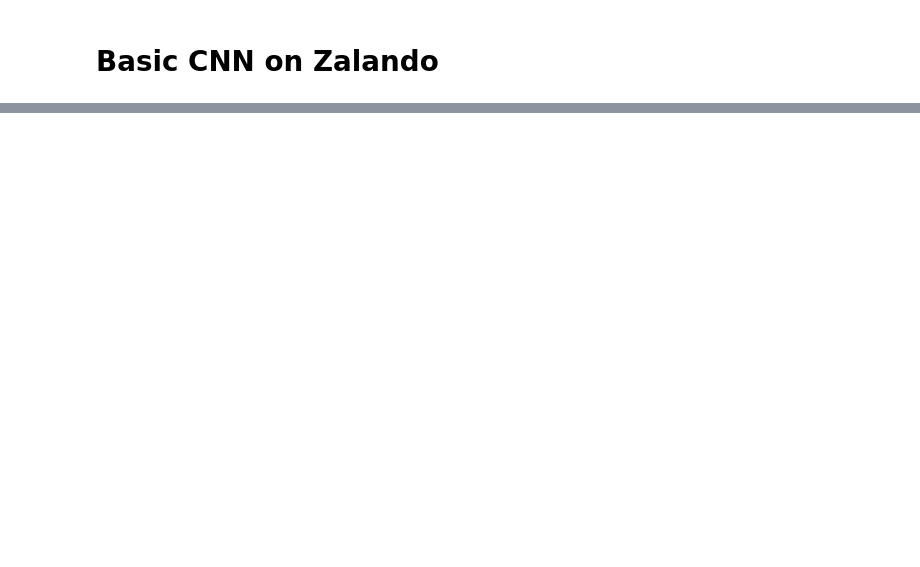
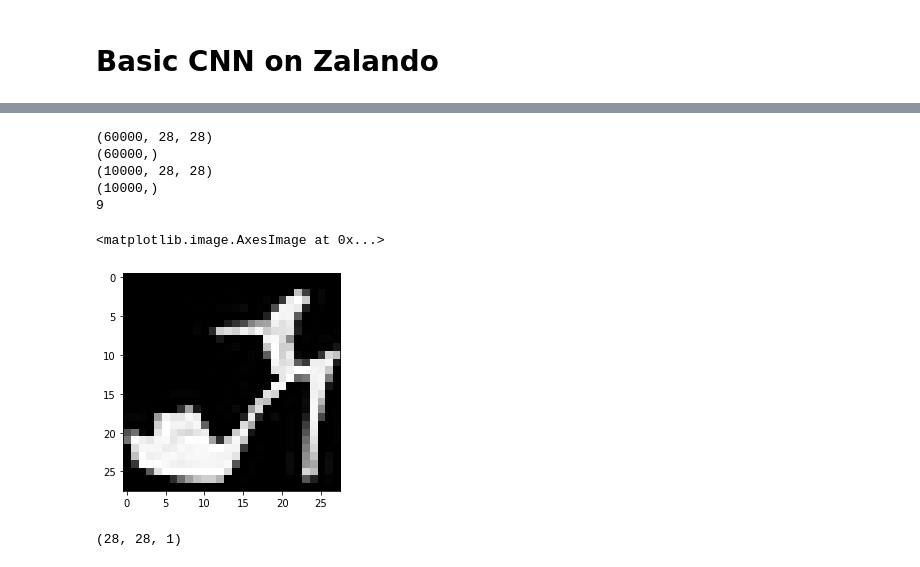
Before and after one commit to surajsrivathsa/ovgu_deeplearning, a Jupyter notebook: Assignment_3_Keras_&_CNNs.ipynb, the cells around one changed output, grey strips where cells are left out. Cells and saved outputs as stored; diff of their text form; code cells hidden in the pictures; blank space fills up the shorter version.

```diff
--- a/Assignment_3_Keras_&_CNNs.ipynb
+++ b/Assignment_3_Keras_&_CNNs.ipynb
@@ -196,0 +255,3 @@ Validation acc: 0.989799976348877
+# %%
+mnist = tf.keras.datasets.fashion_mnist
+(train_images_raw, train_labels_raw), (test_images_raw, test_labels_raw) = mnist.load_data()
@@ -196,0 +267,15 @@ Validation acc: 0.989799976348877
+# %%
+print(train_images_raw.shape)
+print(train_labels_raw.shape)
+print(test_images_raw.shape)
+print(test_labels_raw.shape)
+print(train_labels_raw[0])
+plt.imshow(train_images_raw[9], cmap="Greys_r")
+# %% [output]
+(60000, 28, 28)
+(60000,)
+(10000, 28, 28)
+(10000,)
+9
+<matplotlib.image.AxesImage at 0x...>
+[figure, added]
@@ -196,0 +290,5 @@ Validation acc: 0.989799976348877
+# %%
+input_shape = (train_images_raw.shape[1], train_images_raw.shape[2], 1)
+print(input_shape)
+# %% [output]
+(28, 28, 1)
```
Also changed, not shown: parts of 78 cells of this notebook.
